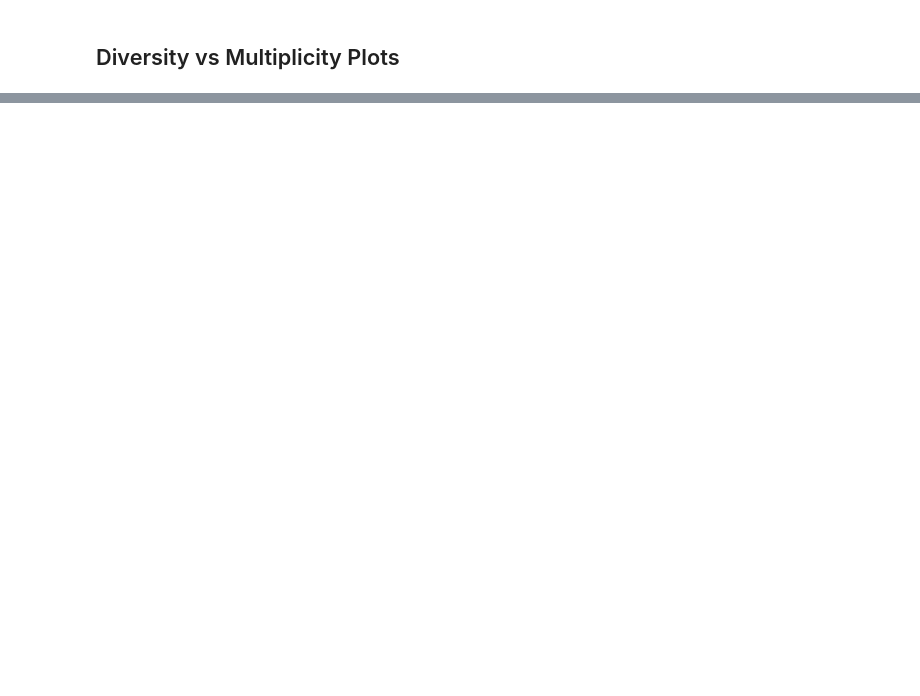
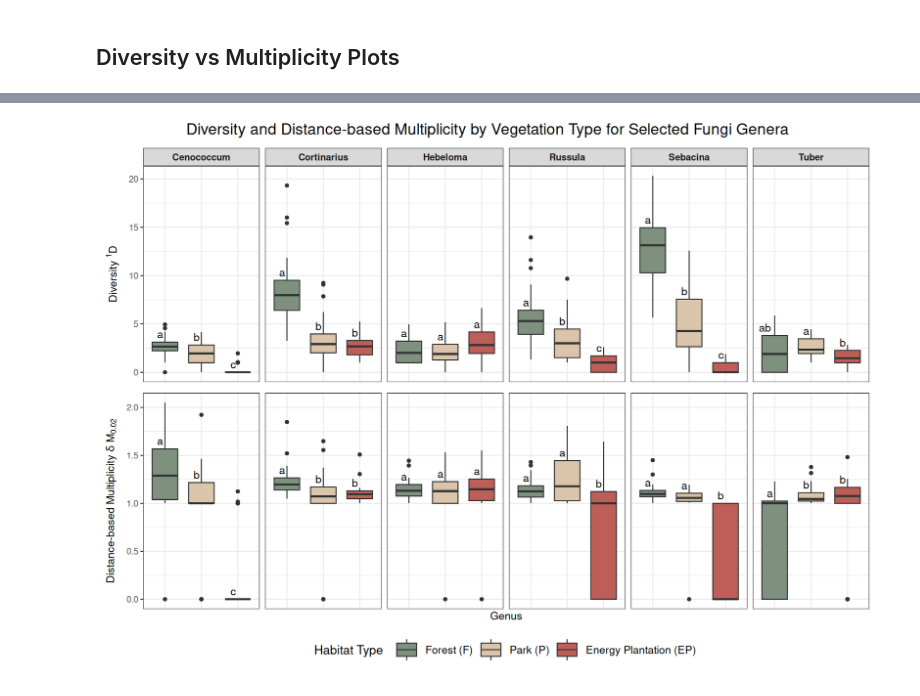
Before and after one commit to minigonche/multiplicity_index, a Jupyter notebook: Analysis EST-LAT Distance-based Multiplicity.ipynb, the cells around one changed output, grey strips where cells are left out. Saved outputs shown, nothing was run; the diff lists cells and outputs as text; code cells hidden in the pictures; blank space fills up the shorter version.

```diff
--- a/Analysis EST-LAT Distance-based Multiplicity.ipynb
+++ b/Analysis EST-LAT Distance-based Multiplicity.ipynb
@@ -618,32 +991,34 @@ p_mult <- plot_taxa_boxplot(
   value_col = multiplicity_col,
   df_cld = df_cld,
   label_order = label_order,
   custom_colors = custom_colors,
   value_name = multiplicity_name,
   group_name = group_name,
   label_map = label_map
 )
 
 # Set plot size
 options(repr.plot.width = 14, repr.plot.height = 10)
 
 p_mult <- p_mult + theme(
   strip.text.x = element_blank()   # Remove facet strip labels on bottom plot
 )
 
 combined <- (p_div / p_mult) +
   plot_layout(guides = "collect") +
   plot_annotation(
-    title = "Diversity and Distance-based Multiplicity by Vegetation Type for selected Genus"
+    title = "Diversity and Distance-based Multiplicity by Vegetation Type for Selected Fungi Genera"
   ) &
   theme(
     legend.position = "bottom",
     legend.text = element_text(size = 14),
     legend.title = element_text(size = 16),
     legend.key.size = unit(1.2, "cm"),
     plot.title = element_text(size = 20, hjust = 0.5)
   )
 
 combined
 
-ggsave(paste0("EST-LAT/results/plots/", tolower(taxa_level), "_diversity_multiplicity_selected_baltics.png"), plot = combined, width = 14, height = 10, dpi = 400, bg = "white")
+ggsave(paste0("EST-LAT/results/plots/", tolower(taxa_level), "_diversity_multiplicity_selected_baltics.png"), plot = combined, width = 14, height = 10, dpi = 600, bg = "white")
+# %% [output]
+[figure, added]
```
Also changed, not shown: parts of 10 cells of this notebook, 10 other files.
